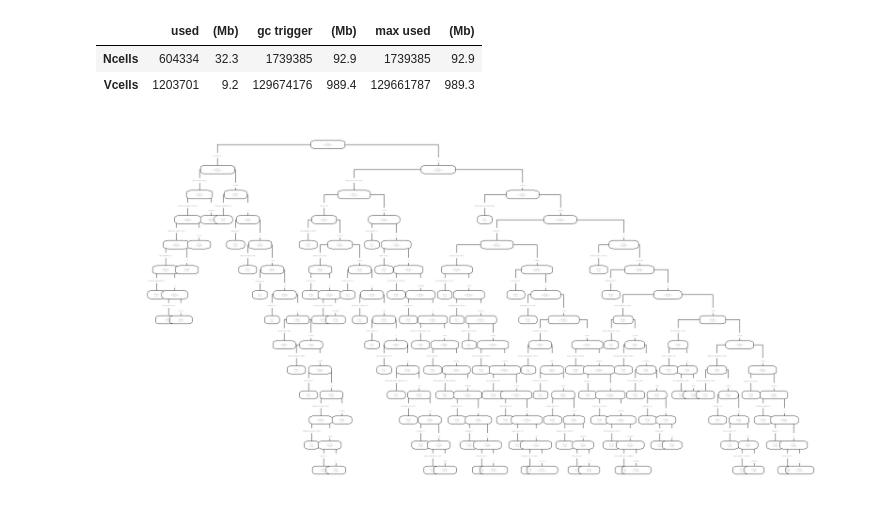
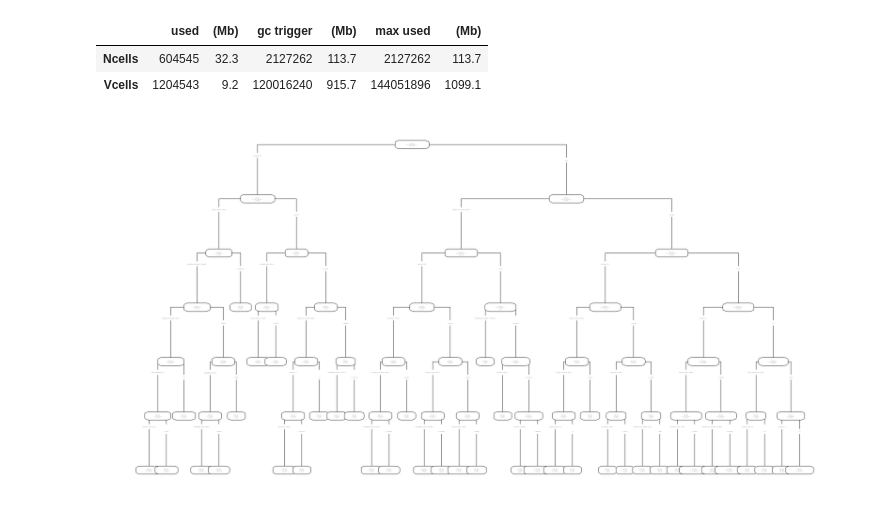
Before and after one commit to OlivaresE/labo, a Jupyter notebook: src/rpart/z242_aplicar_rpart_kaggle_EO.ipynb, the cells around one changed output. Cells and saved outputs as stored; diff of their text form; code cells hidden in the pictures.

```diff
--- a/src/rpart/z242_aplicar_rpart_kaggle_EO.ipynb
+++ b/src/rpart/z242_aplicar_rpart_kaggle_EO.ipynb
@@ -10,10 +10,17 @@ require("rpart")
 require("rpart.plot")
 
 #Aqui debe cambiar los parametros por los que desea probar
-cp = c(-0.227637468)
-vmax_depth = c(13)
-vmin_split = c(3163)
-vmin_bucket = c(2)
+#Mejores datos propuesto por BO
+#cp = c(-0.779)
+#vmax_depth = c(6)
+#vmin_split = c(1312)
+#vmin_bucket = c(648)
+
+cp = c(-0.799)
+vmax_depth = c(6)
+vmin_split = c(1362)
+vmin_bucket = c(678)
+
 
 param_basicos  <- list( "cp"=          cp,  #complejidad minima
                         "minsplit"=   vmin_split,     #minima cantidad de registros en un nodo para hacer el split
@@ -40,33 +47,33 @@ prp(modelo, extra=101, digits=5, branch=1, type=4, varlen=0, faclen=0)
 #Ahora aplico al modelo  a los datos de 202101  y genero la salida para kaggle
 
 #cargo los datos de 202011, que es donde voy a APLICAR el modelo
 dapply  <- fread("./labo/datasets/paquete_premium_202101.csv")
 
 #aplico el modelo a los datos nuevos
 prediccion  <- predict( modelo, dapply , type = "prob")
 
 #prediccion es una matriz con TRES columnas, llamadas "BAJA+1", "BAJA+2"  y "CONTINUA"
 #cada columna es el vector de probabilidades
 
 #agrego a dapply una columna nueva que es la probabilidad de BAJA+2
 dapply[ , prob_baja2 := prediccion[, "BAJA+2"] ]
 
 #solo le envio estimulo a los registros con probabilidad de BAJA+2 mayor  a  1/60
 dapply[ , Predicted  := as.numeric(prob_baja2 > 1/60) ]
 
 #genero un dataset con las dos columnas que me interesan
 entrega  <- dapply[   , list(numero_de_cliente, Predicted) ] #genero la salida
 
 #genero el archivo para Kaggle
 #creo la carpeta donde va el experimento
 dir.create( "./labo/exp/", showWarnings = FALSE  )
 dir.create( "./labo/exp/KA2022/", showWarnings = FALSE  )
 
 fwrite( entrega,
         file= "./labo/exp/KA2022/K242_005.csv",
         sep= "," )
 # %% [output]
 |  | used | (Mb) | gc trigger | (Mb) | max used | (Mb) |
-| Ncells | 604334 | 32.3 | 1739385 | 92.9 | 1739385 | 92.9 |
-| Vcells | 1203701 | 9.2 | 129674176 | 989.4 | 129661787 | 989.3 |
+| Ncells | 604545 | 32.3 | 2127262 | 113.7 | 2127262 | 113.7 |
+| Vcells | 1204543 | 9.2 | 120016240 | 915.7 | 144051896 | 1099.1 |
-[figure, old version]
+[figure, new version]
```
Also changed, not shown: 17 other files.
